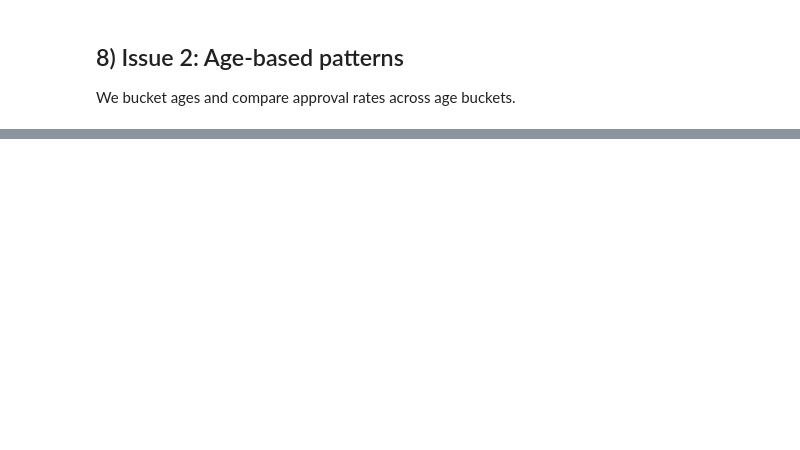
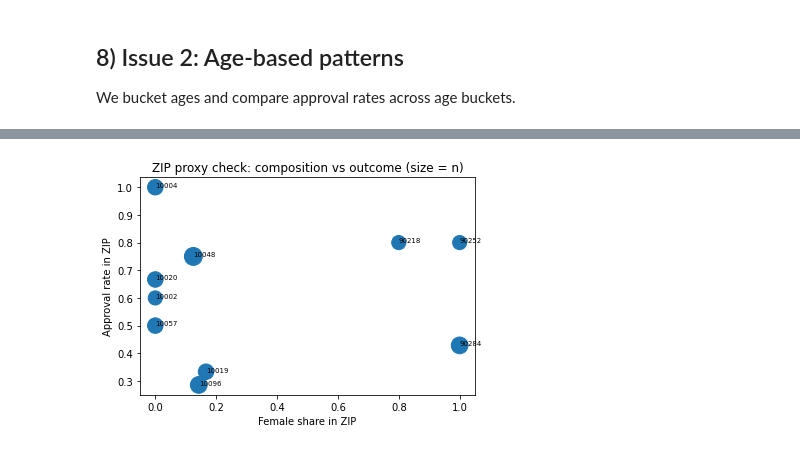
Before and after one commit to henrikpkr/dego-project-team4, a Jupyter notebook: notebooks/02-bias-analysis.ipynb, the cells around one changed output, grey strips where cells are left out. Cells and saved outputs as stored; diff of their text form; code cells hidden in the pictures; blank space fills up the shorter version.

```diff
--- a/notebooks/02-bias-analysis.ipynb
+++ b/notebooks/02-bias-analysis.ipynb
@@ -198,0 +352,16 @@ age_counts, age_rates
+# %%
+import matplotlib.pyplot as plt
+
+tmp = zip_summary.reset_index().rename(columns={"applicant_info_zip_code": "zip_code"})
+
+plt.figure()
+plt.scatter(tmp["female_share"], tmp["approval_rate"], s=tmp["n"]*40)
+plt.xlabel("Female share in ZIP")
+plt.ylabel("Approval rate in ZIP")
+plt.title("ZIP proxy check: composition vs outcome (size = n)")
+for _, r in tmp.iterrows():
+    plt.text(r["female_share"], r["approval_rate"], str(int(r["zip_code"])), fontsize=7)
+
+plt.show()
+# %% [output]
+[figure, added]
```
Also changed, not shown: parts of 25 cells of this notebook.
